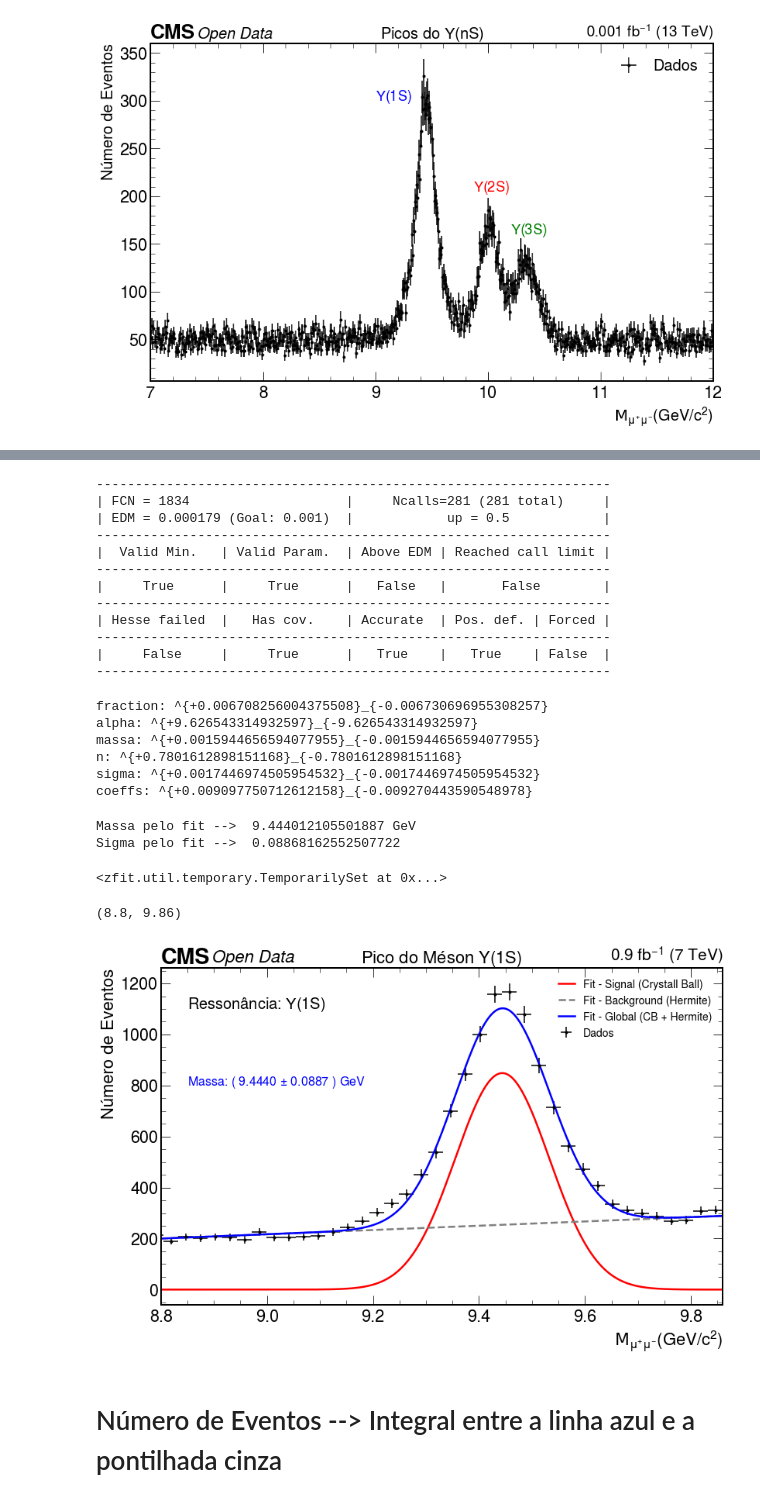
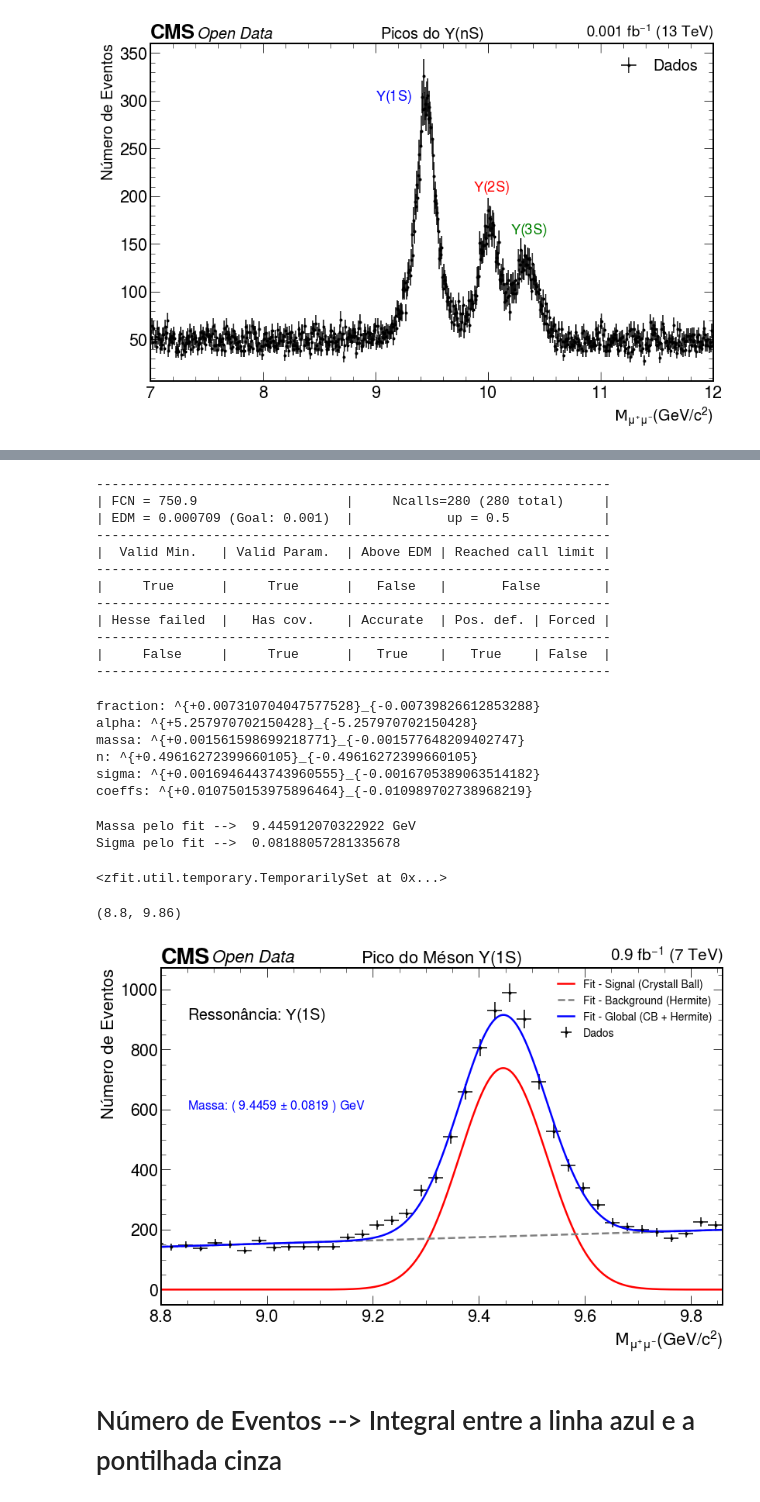
Before and after one commit to teteumac/Projeto-Final---Analise-em-FAE, a Jupyter notebook: Exercicio_4_e_5.ipynb, the cells around one changed output, grey strips where cells are left out. Cells and saved outputs as stored; diff of their text form; code cells hidden in the pictures.

```diff
--- a/Exercicio_4_e_5.ipynb
+++ b/Exercicio_4_e_5.ipynb
@@ -67,7 +60,12 @@ lista_eta_pt = lista_eta[lista_pt_cut]
+# %%
+corte_eta = 1.6
+corte_pt = 3.5
+lista_eta_abs = abs(lista_eta)
+lista_massa_cut_1 = (lista_eta_abs < corte_eta) & (lista_pt > corte_pt)
+lista_massa_fit_2 = lista_massa[lista_massa_cut_1]
 # %%
-lista_massa_cut = ( lista_massa_pt < xmax ) & ( lista_massa_pt > xmin ) # intervalo de massa característico do pico do méson Upsilon(1S)
-lista_massa_fit = lista_massa_pt[ lista_massa_cut ]
-array_pt = lista_pt_after_cut[lista_massa_cut]
+lista_massa_cut = ( lista_massa_fit_2 < xmax ) & ( lista_massa_fit_2 > xmin ) # intervalo de massa característico do pico do méson Upsilon(1S)
+lista_massa_fit = lista_massa_fit_2[ lista_massa_cut ]
 
 plt.figure(figsize = ( 13, 8 ))
 
@@ -75,13 +73,13 @@ counts_1, bin_edges_1 = np.histogram( lista_massa_fit , bins=np.linspace(xmin,xm
 errors_1 = np.sqrt( counts_1 )
 bin_centres_1 = ( bin_edges_1[:-1] + bin_edges_1[1:] ) / 2.
 plt.errorbar(bin_centres_1, counts_1,
-             yerr = errors_1, xerr = abs(bin_centres_1[4] - bin_centres_1[5])/2,
+             yerr = errors_1, xerr = abs(bin_centres_1[1] - bin_centres_1[2])/2,
              fmt='.', label = 'Dados', color = 'black')
 
 plt.xlabel(r"$\mathcal{M}_{\mu^{+}\mu^{-}}(GeV/c^{2})$", fontsize = 20)
 plt.ylabel('Números de Eventos',fontsize = 20)
 plt.ticklabel_format(axis="y", style="sci", scilimits=(0,3), useMathText = True)
-hep.cms.label(llabel="Open Data", rlabel="0.001 fb$^{-1}$ (13 TeV)", fontsize = 16)
+hep.cms.label(llabel="Open Data", rlabel="0.9 fb$^{-1}$ (13 TeV)", fontsize = 16)
 plt.title(r"Pico do $\Upsilon(1S)$ " , fontsize = 16)
 plt.legend(loc='best',fontsize = 20)
 plt.xlim(xmin,xmax)
@@ -122,8 +120,8 @@ result_modelo = minimizer.minimize(nll_modelo)
 param_errors_modelo, _ = result_modelo.errors()
 # %% [output]
 ------------------------------------------------------------------
-| FCN = 1834                    |     Ncalls=281 (281 total)     |
-| EDM = 0.000179 (Goal: 0.001)  |            up = 0.5            |
+| FCN = 750.9                   |     Ncalls=280 (280 total)     |
+| EDM = 0.000709 (Goal: 0.001)  |            up = 0.5            |
 ------------------------------------------------------------------
 |  Valid Min.   | Valid Param.  | Above EDM | Reached call limit |
 ------------------------------------------------------------------
@@ -137,12 +135,12 @@ param_errors_modelo, _ = result_modelo.errors()
 for var, errors in param_errors_modelo.items():
     print('{}: ^{{+{}}}_{{{}}}'.format(var.name, errors['upper'], errors['lower']))
 # %% [output]
-fraction: ^{+0.006708256004375508}_{-0.006730696955308257}
-alpha: ^{+9.626543314932597}_{-9.626543314932597}
-massa: ^{+0.0015944656594077955}_{-0.0015944656594077955}
-n: ^{+0.7801612898151168}_{-0.7801612898151168}
-sigma: ^{+0.0017446974505954532}_{-0.0017446974505954532}
-coeffs: ^{+0.009097750712612158}_{-0.009270443590548978}
+fraction: ^{+0.007310704047577528}_{-0.00739826612853288}
+alpha: ^{+5.257970702150428}_{-5.257970702150428}
+massa: ^{+0.001561598699218771}_{-0.001577648209402747}
+n: ^{+0.49616272399660105}_{-0.49616272399660105}
+sigma: ^{+0.0016946443743960555}_{-0.0016705389063514182}
+coeffs: ^{+0.010750153975896464}_{-0.010989702738968219}
 # %%
 params = result_modelo.params
 # %%
@@ -151,8 +149,8 @@ print('Massa pelo fit --> ', massa_fit, 'GeV')
 sigma_fit = params[sigma]['value']
 print('Sigma pelo fit --> ', sigma_fit)
 # %% [output]
-Massa pelo fit -->  9.444012105501887 GeV
-Sigma pelo fit -->  0.08868162552507722
+Massa pelo fit -->  9.445912070322922 GeV
+Sigma pelo fit -->  0.08188057281335678
 # %%
 massa.set_value(massa_fit)
 sigma.set_value(sigma_fit)
@@ -164,35 +162,35 @@ frac.set_value(params[frac]['value'])
 # %%
 plt.figure(figsize = ( 13, 8 ))
 
 counts_1, bin_edges_1 = np.histogram( lista_massa_fit , bins=np.linspace(xmin,xmax,n_bins) )
 errors_1 = np.sqrt( counts_1 )
 bin_centres_1 = ( bin_edges_1[:-1] + bin_edges_1[1:] ) / 2.
 plt.errorbar(bin_centres_1, counts_1, yerr=errors_1, xerr=abs(bin_centres_1[4] - bin_centres_1[5])/2,fmt='.', label = 'Dados', color = 'black')
 
-plt.text(8.85,1100, r"Ressonância: $\Upsilon$(1S)", color = 'black', fontsize = 20)
-plt.text(8.85,800, "Massa: ( {:2.4f} $\pm$ {:2.4f} ) GeV".format(massa_fit , sigma_fit ), color = 'blue', fontsize = 16)
+plt.text(8.85,900, r"Ressonância: $\Upsilon$(1S)", color = 'black', fontsize = 20)
+plt.text(8.85,600, "Massa: ( {:2.4f} $\pm$ {:2.4f} ) GeV".format(massa_fit , sigma_fit ), color = 'blue', fontsize = 16)
 #plt.text(8.85,700,"com: ({:2.3f} $\pm$ {:2.3f} ) MeV".format(1.600 ,1.700), color = 'blue', fontsize = 16)
 
 # plot the pdfs
 y_crystall_ball = ( crystall_ball.pdf(x) * frac ).numpy()
 y_hermite = ( hermite.pdf(x) * ( 1 - frac ) ).numpy()
 y_modelo = ( modelo.pdf(x) ).numpy()
 
 plt.plot(x, y_crystall_ball*plot_scaling.numpy() , '-', label="Fit - Signal (Crystall Ball)", linewidth=linewidth, color = 'red')
 plt.plot(x, y_hermite*plot_scaling.numpy() , '--', label="Fit - Background (Hermite)", linewidth=linewidth, color = 'gray')
 plt.plot(x, y_modelo*plot_scaling.numpy() , '-', label="Fit - Global (CB + Hermite)", linewidth=linewidth, color = 'blue')
 
 hep.cms.label( llabel="Open Data" , rlabel="0.9 fb$^{-1}$ (7 TeV)" , fontsize = 22 )
 
 plt.xlabel(r"$\mathcal{M}_{\mu^{+}\mu^{-}}(GeV/c^{2})$", fontsize = 22 )
 plt.ylabel( 'Número de Eventos' , fontsize = 22 )
 plt.title( r'Pico do Méson $\Upsilon$(1S)' , fontsize = 22 )
 plt.legend(loc='best',fontsize = 14 )
 plt.style.use(hep.style.ROOT)
 plt.xlim(8.8,xmax)
 # %% [output]
 (8.8, 9.86)
-[figure, old version]
+[figure, new version]
 # %% [markdown]
 # Número de Eventos --> Integral entre a linha azul e a pontilhada cinza
 # %%
```
Also changed, not shown: parts of 10 cells of this notebook.
